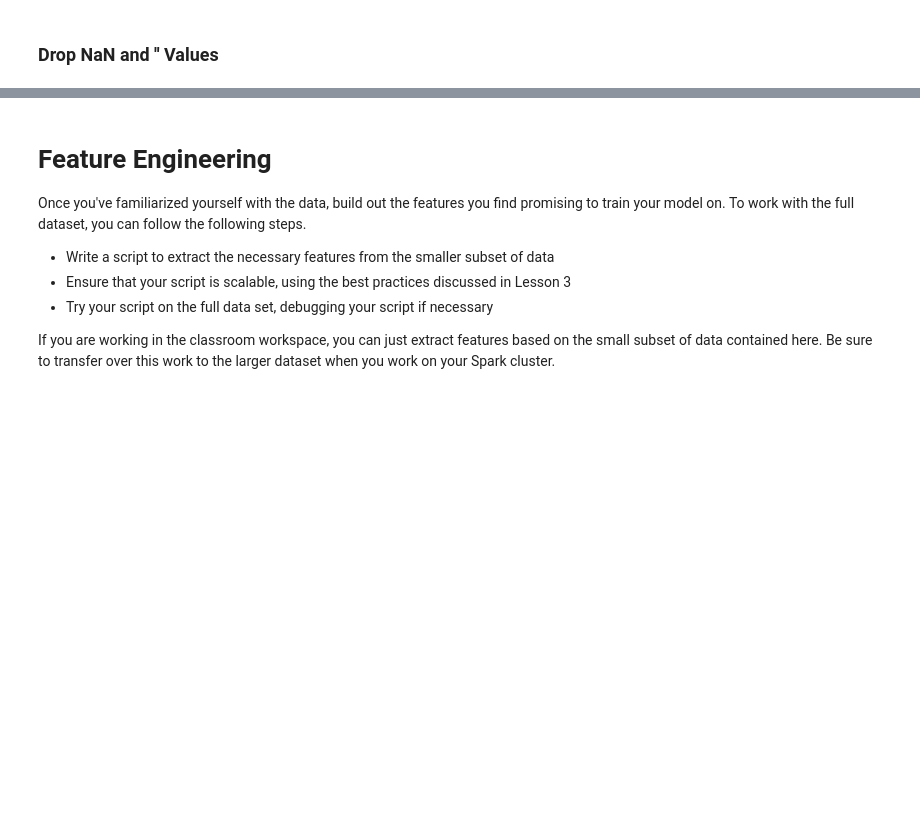
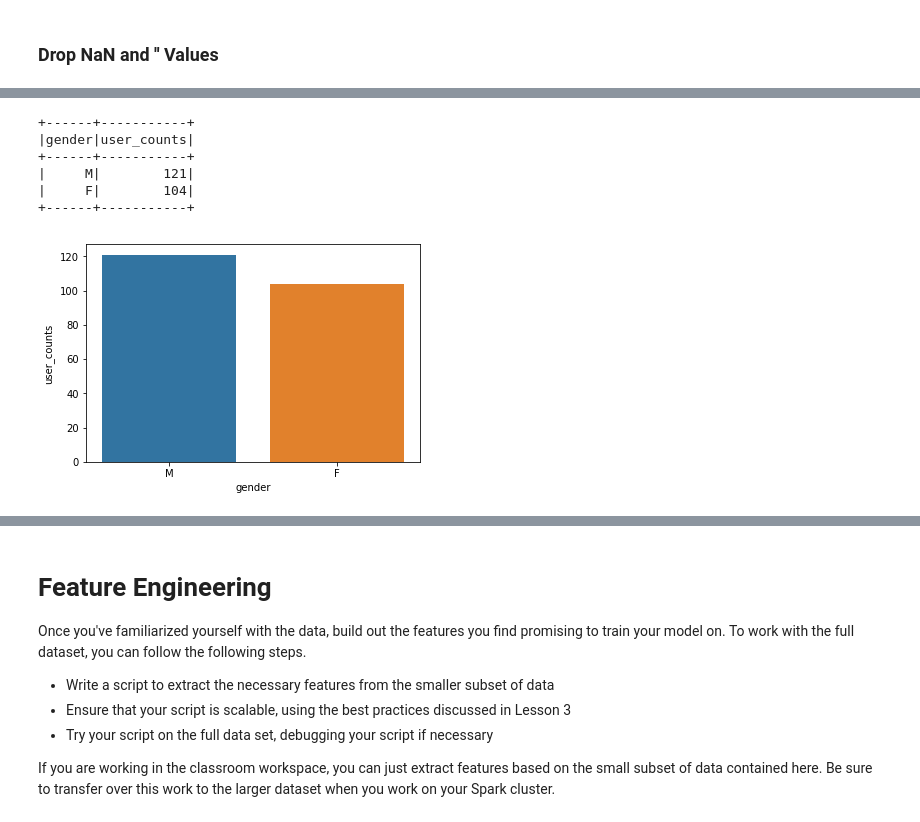
Before and after one commit to pato0301/sparkify_capstone_udacity, a Jupyter notebook: Sparkify.ipynb, the cells around one changed output, grey strips where cells are left out. Saved outputs shown, nothing was run; the diff lists cells and outputs as text; code cells hidden in the pictures; blank space fills up the shorter version.

Commit message:
update sparkify noteboke

```diff
--- a/Sparkify.ipynb
+++ b/Sparkify.ipynb
@@ -78,0 +146,19 @@ df_cleaned.take(1)
+# %%
+gender_count = spark.sql('''
+        SELECT gender,COUNT(DISTINCT userId) AS user_counts
+        FROM Sparkify_local_cleaned
+        GROUP BY gender
+        ORDER BY user_counts DESC
+''')
+gender_count.show()
+# %% [output]
++------+-----------+
+|gender|user_counts|
++------+-----------+
+|     M|        121|
+|     F|        104|
++------+-----------+
+# %%
+sns.barplot(x='gender',y='user_counts',data=gender_count.toPandas());
+# %% [output]
+[figure, added]
```
Also changed, not shown: parts of 36 cells of this notebook.
